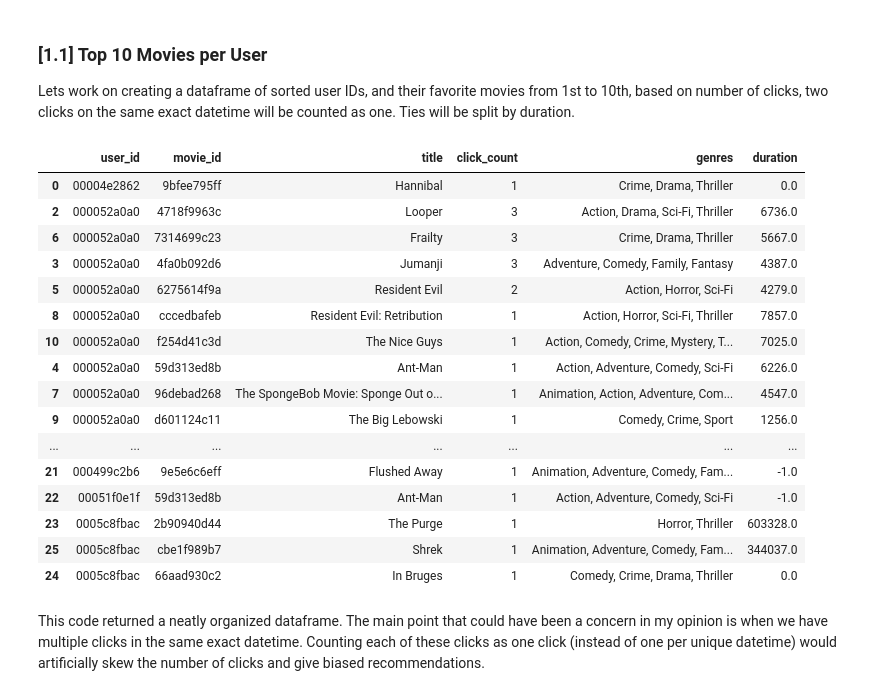
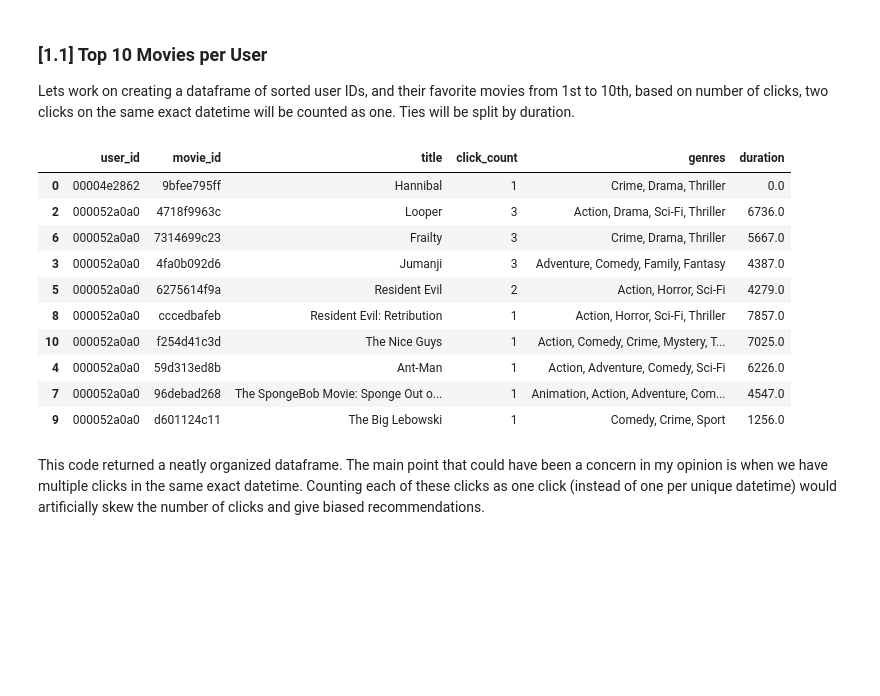
Before and after one commit to Ykanj/ADM-HW-4, a Jupyter notebook: main.ipynb, the cells around one changed output. Drawn from its saved outputs; the diff is of its cells as text; code cells hidden in the pictures; blank space fills up the shorter version.

```diff
--- a/main.ipynb
+++ b/main.ipynb
@@ -58,40 +52,32 @@ We will attempt to implement a recommendation system by identifying similar user
 ### [1.1] Top 10 Movies per User
 Lets work on creating a dataframe of sorted user IDs, and their favorite movies from 1st to 10th, based on number of clicks, two clicks on the same exact datetime will be counted as one. Ties will be split by duration.
 # %%
-import pandas as pd
-
 netflix = pd.read_csv(r"Data\vodclickstream_uk_movies_03.csv").sort_values(["user_id", "movie_id", "datetime", "duration"])
 
 # Drop duplicates when we have the same user clicking on the same movie at the same exact time
 netflix = netflix.drop_duplicates(subset=['user_id', 'movie_id', 'datetime'])
 
 # Aggregate data sorting by users, then by movies
 # Take the first title, the size of datetime as number of clicks, the first genre, and the total duration
 aggregated_data = netflix.groupby(["user_id", "movie_id"]).agg({ "title": "first", "datetime": "size",  "genres": "first","duration": "sum"})
 aggregated_data = aggregated_data.reset_index().rename(columns={"datetime": "click_count"})
 
 # Sort the data and get top 10  or less movies per user
 top_movies_per_user = aggregated_data.sort_values(by=["user_id", "click_count", "duration"], ascending=[True, False, False]).groupby("user_id").head(10)
 
-top_movies_per_user.head(25)
+top_movies_per_user.head(10)
 # %% [output]
 |  | user_id | movie_id | title | click_count | genres | duration |
 | 0 | 00004e2862 | 9bfee795ff | Hannibal | 1 | Crime, Drama, Thriller | 0.0 |
 | 2 | 000052a0a0 | 4718f9963c | Looper | 3 | Action, Drama, Sci-Fi, Thriller | 6736.0 |
 | 6 | 000052a0a0 | 7314699c23 | Frailty | 3 | Crime, Drama, Thriller | 5667.0 |
 | 3 | 000052a0a0 | 4fa0b092d6 | Jumanji | 3 | Adventure, Comedy, Family, Fantasy | 4387.0 |
 | 5 | 000052a0a0 | 6275614f9a | Resident Evil | 2 | Action, Horror, Sci-Fi | 4279.0 |
 | 8 | 000052a0a0 | cccedbafeb | Resident Evil: Retribution | 1 | Action, Horror, Sci-Fi, Thriller | 7857.0 |
 | 10 | 000052a0a0 | f254d41c3d | The Nice Guys | 1 | Action, Comedy, Crime, Mystery, T... | 7025.0 |
 | 4 | 000052a0a0 | 59d313ed8b | Ant-Man | 1 | Action, Adventure, Comedy, Sci-Fi | 6226.0 |
 | 7 | 000052a0a0 | 96debad268 | The SpongeBob Movie: Sponge Out o... | 1 | Animation, Action, Adventure, Com... | 4547.0 |
 | 9 | 000052a0a0 | d601124c11 | The Big Lebowski | 1 | Comedy, Crime, Sport | 1256.0 |
-| ... | ... | ... | ... | ... | ... | ... |
-| 21 | 000499c2b6 | 9e5e6c6eff | Flushed Away | 1 | Animation, Adventure, Comedy, Fam... | -1.0 |
-| 22 | 00051f0e1f | 59d313ed8b | Ant-Man | 1 | Action, Adventure, Comedy, Sci-Fi | -1.0 |
-| 23 | 0005c8fbac | 2b90940d44 | The Purge | 1 | Horror, Thriller | 603328.0 |
-| 25 | 0005c8fbac | cbe1f989b7 | Shrek | 1 | Animation, Adventure, Comedy, Fam... | 344037.0 |
-| 24 | 0005c8fbac | 66aad930c2 | In Bruges | 1 | Comedy, Crime, Drama, Thriller | 0.0 |
 # %% [markdown]
 This code returned a neatly organized dataframe. The main point that could have been a concern in my opinion is when we have multiple clicks in the same exact datetime. Counting each of these clicks as one click (instead of one per unique datetime) would artificially skew the number of clicks and give biased recommendations.
 # %% [markdown]
```
Also changed, not shown: parts of 6 cells of this notebook.
